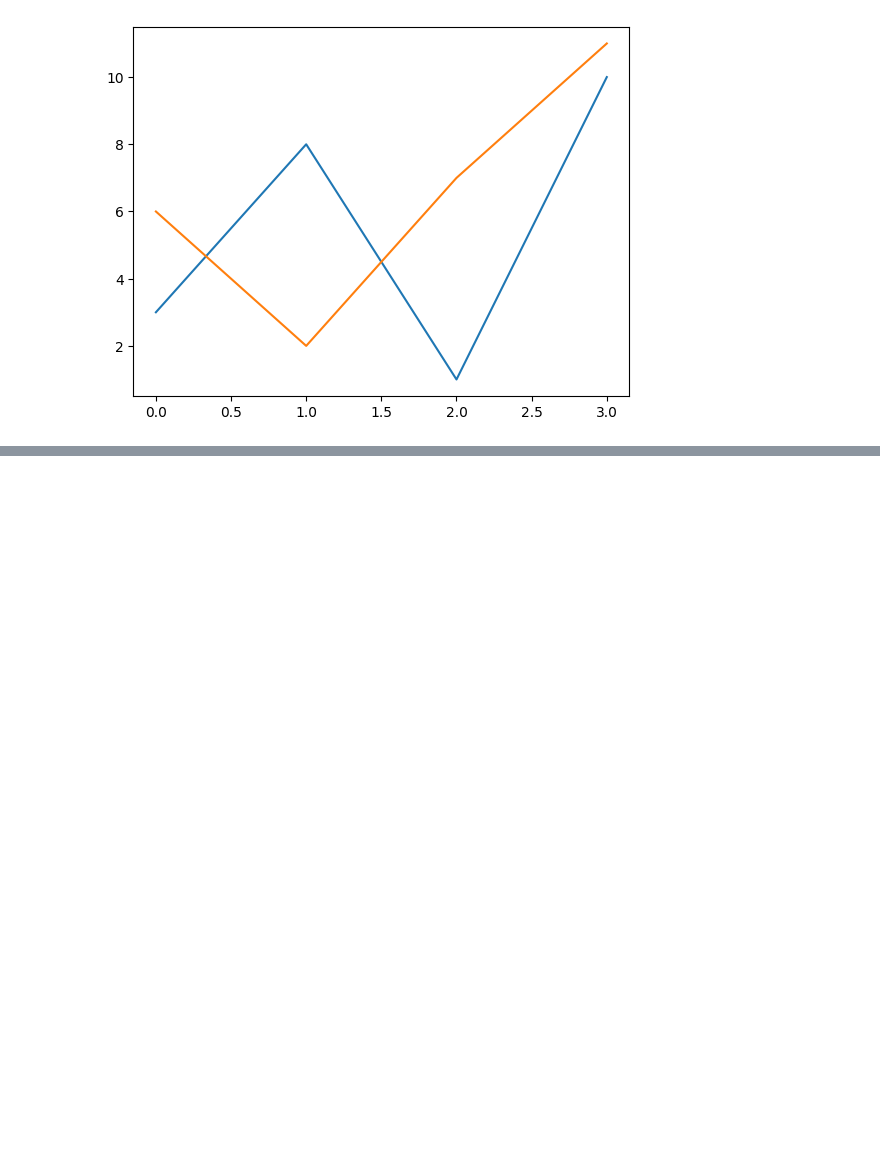
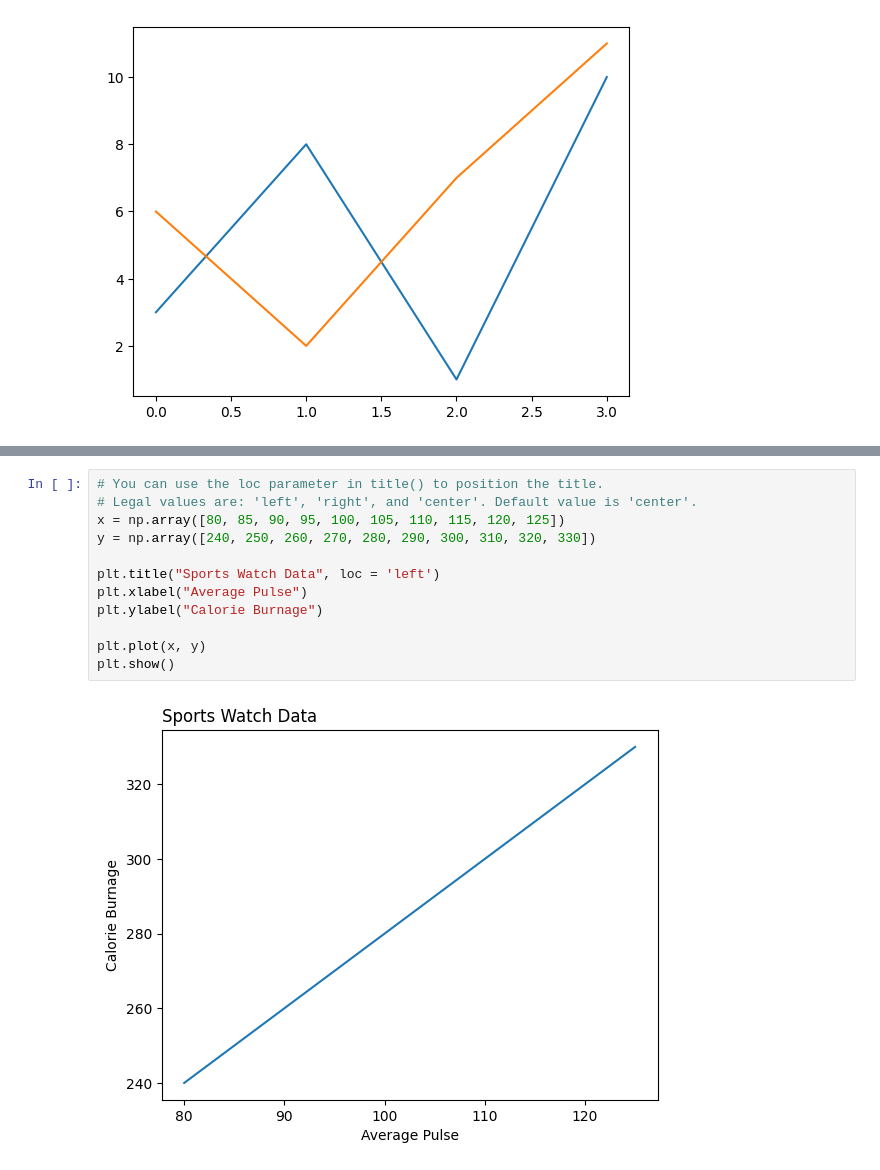
Before and after one commit to MahdiAhmadiKamal/PyLearn7-Data-Science, a Jupyter notebook: PyLearn7-Assignment37/w3schools matplotlib exercises/matplotlib_exercises.ipynb, the cells around one changed output, grey strips where cells are left out. Drawn from its saved outputs; the diff is of its cells as text; blank space fills up the shorter version.

```diff
--- a/PyLearn7-Assignment37/w3schools matplotlib exercises/matplotlib_exercises.ipynb
+++ b/PyLearn7-Assignment37/w3schools matplotlib exercises/matplotlib_exercises.ipynb
@@ -176,0 +219,14 @@ plt.show()
+# %%
+# You can use the loc parameter in title() to position the title.
+# Legal values are: 'left', 'right', and 'center'. Default value is 'center'.
+x = np.array([80, 85, 90, 95, 100, 105, 110, 115, 120, 125])
+y = np.array([240, 250, 260, 270, 280, 290, 300, 310, 320, 330])
+
+plt.title("Sports Watch Data", loc = 'left')
+plt.xlabel("Average Pulse")
+plt.ylabel("Calorie Burnage")
+
+plt.plot(x, y)
+plt.show()
+# %% [output]
+[figure, added]
```
Also changed, not shown: parts of 7 cells of this notebook.
